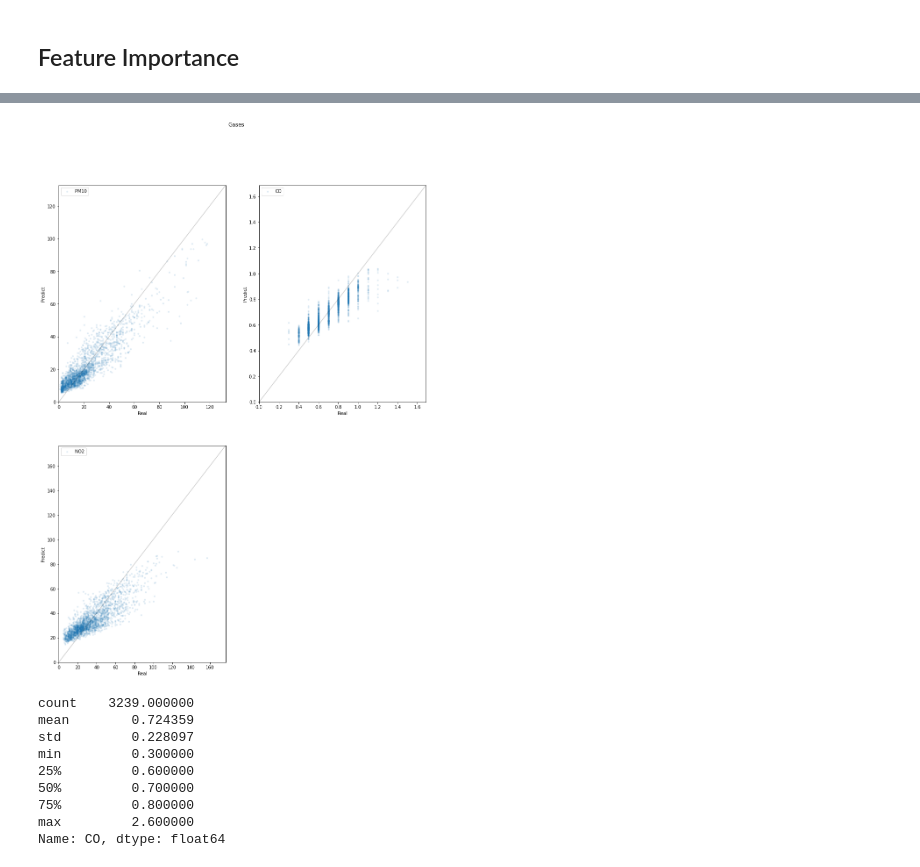
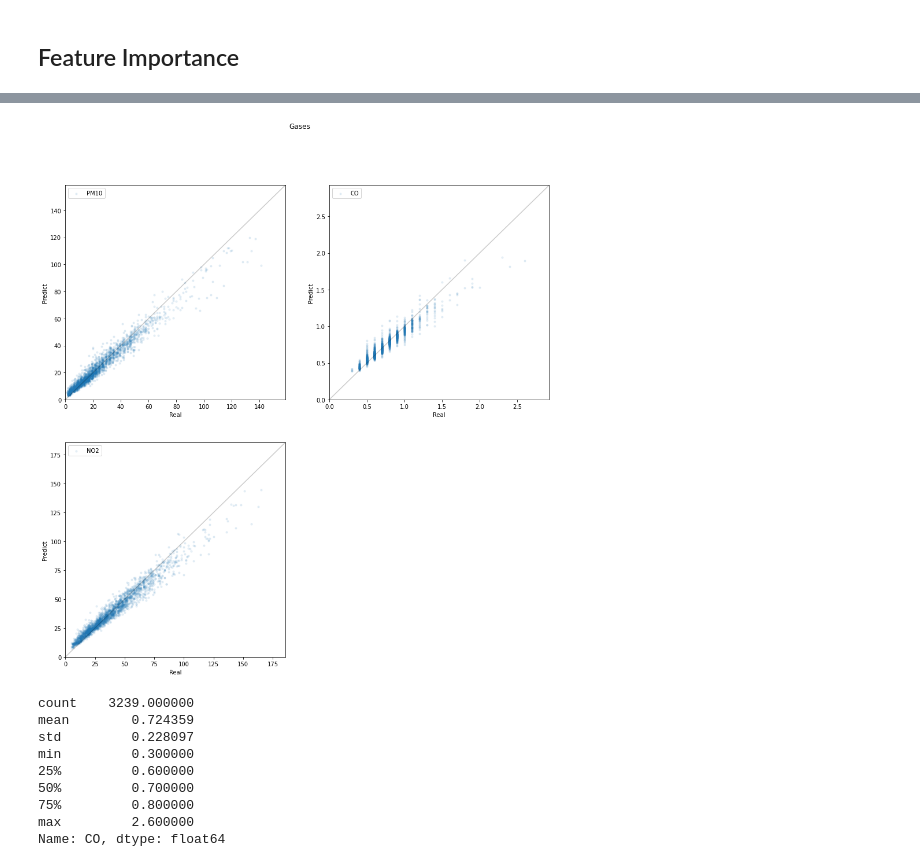
Before and after one commit to WebValley2022/DS2, a Jupyter notebook: machine_learning/APPA2/training_appa2.ipynb, the cells around one changed output, grey strips where cells are left out. Saved outputs shown, nothing was run; the diff lists cells and outputs as text; code cells hidden in the pictures.

Commit message:
Updating the chart with the history

```diff
--- a/machine_learning/APPA2/training_appa2.ipynb
+++ b/machine_learning/APPA2/training_appa2.ipynb
@@ -50,0 +55,5 @@ Y_test = appa2.iloc[:vsplit][outs]
+# %%
+features = appa2[cols]
+target= appa2[outs]
+
+X_train, X_test, Y_train, Y_test = train_test_split(features, target, test_size=0.2, random_state=42)
@@ -51,15 +62,15 @@ Y_test = appa2.iloc[:vsplit][outs]
 # %%
 # Number of trees in random forest
-n_estimators = [int(x) for x in np.linspace(start= 100, stop= 2000, num=10)]
+n_estimators = [int(x) for x in np.linspace(start= 1000, stop= 2000, num=10)]
 # Number of features to consider at every split
 max_features = ['sqrt']
 # Maximum number of levels in tree
 max_depth = [int(x) for x in np.linspace(10, 110, num=11)]
 max_depth.append(None)
 # Minimum number of samples required to split a node
-min_samples_split = [2, 5, 10]
+min_samples_split = [4, 5, 6]
 # Minimum number of samples required at each leaf node
-min_samples_leaf = [1, 2, 4,]
+min_samples_leaf = [2, 3, 6]
 # Method of selecting samples for training each tree
 bootstrap = [True, False]
 # Create the random grid
@@ -106,5 +133,5 @@ pickle.dump(rf_random, open('models/model_weather1_shrinked(1).sav', 'wb'))
 # %% [markdown]
 ## Results
 # %%
-# rf_random = pickle.load(open("random_forest2_gridsearch_weather.sav", "rb"))
-# rf_random
+rf_random = pickle.load(open("models/model_weather2_shrinked_working(2).sav", "rb"))
+rf_random
@@ -131,6 +221,8 @@ dtype: float64
 # %%
 # ris = pd.read_csv("risultati2_weather1.csv")
 # ris.columns
+
+ris = pd.DataFrame(rf_random.cv_results_)
 # %%
 # Plot the hyper-parameters in relation of mean test score
 # Values are plotted through dots. The brighter the dot, the more times that value has been chosen by the models.
@@ -194,22 +285,22 @@ plt.show()
 # %%
 gases = Y_train.columns
 
-fig = plt.figure(figsize=(15, 20))
+fig = plt.figure(figsize=(15, 15))
 fig.suptitle('Gases')
 outer = gridspec.GridSpec(2, 2, wspace=0.2, hspace=0.2)
 for index, gas in enumerate(gases):
     ax = plt.Subplot(fig, outer[index])
     ax.scatter(Y_train[gas], rf_random.predict(X_train)[:,index], marker=".", alpha=0.1, label=gas)
     ax.set_xlabel(f"Real")
     ax.set_ylabel(f"Predict")
     ax.set_xlim(0, Y_train[gas].max()*9/8)
     ax.set_ylim(0, Y_train[gas].max()*9/8)
     ax.plot([-100, Y_train[gas].max()*10], [-100,  Y_train[gas].max()*10], c="k", alpha=0.2)
     ax.legend()
     fig.add_subplot(ax)
 fig.show()
 # %% [output]
-[figure, old version]
+[figure, new version]
 # %%
 appa2.CO.describe()
 # %% [output]
```
Also changed, not shown: parts of 20 cells of this notebook, 2 other files.
